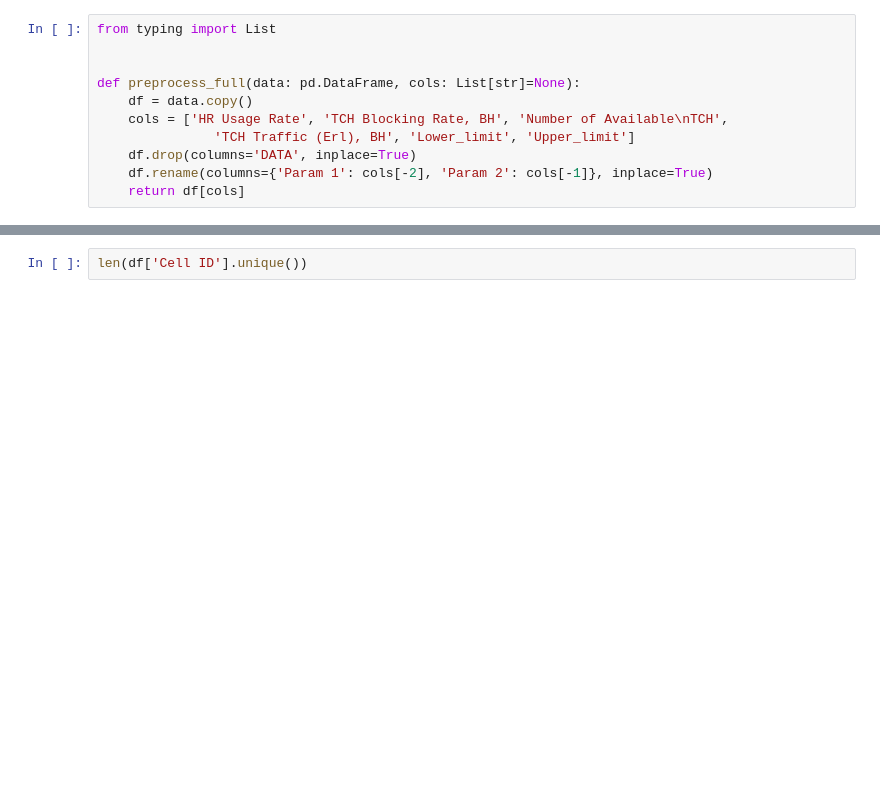
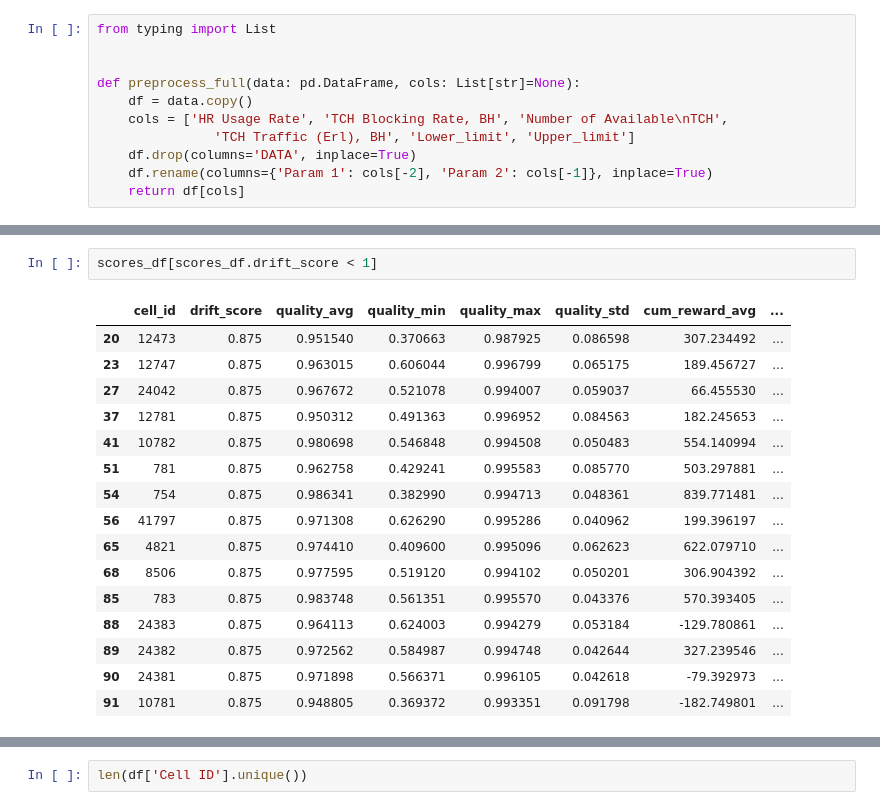
Before and after one commit to S-M157/Bachelor, a Jupyter notebook: Reward_Quality.ipynb, the cells around one changed output, grey strips where cells are left out. Saved outputs shown, nothing was run; the diff lists cells and outputs as text; blank space fills up the shorter version.

```diff
--- a/Reward_Quality.ipynb
+++ b/Reward_Quality.ipynb
@@ -129,0 +258,19 @@ reff = df[~df['Cell ID'].isin(cell_list)]
+# %%
+scores_df[scores_df.drift_score < 1]
+# %% [output]
+|  | cell_id | drift_score | quality_avg | quality_min | quality_max | quality_std | cum_reward_avg | ... |
+| 20 | 12473 | 0.875 | 0.951540 | 0.370663 | 0.987925 | 0.086598 | 307.234492 | ... |
+| 23 | 12747 | 0.875 | 0.963015 | 0.606044 | 0.996799 | 0.065175 | 189.456727 | ... |
+| 27 | 24042 | 0.875 | 0.967672 | 0.521078 | 0.994007 | 0.059037 | 66.455530 | ... |
+| 37 | 12781 | 0.875 | 0.950312 | 0.491363 | 0.996952 | 0.084563 | 182.245653 | ... |
+| 41 | 10782 | 0.875 | 0.980698 | 0.546848 | 0.994508 | 0.050483 | 554.140994 | ... |
+| 51 | 781 | 0.875 | 0.962758 | 0.429241 | 0.995583 | 0.085770 | 503.297881 | ... |
+| 54 | 754 | 0.875 | 0.986341 | 0.382990 | 0.994713 | 0.048361 | 839.771481 | ... |
+| 56 | 41797 | 0.875 | 0.971308 | 0.626290 | 0.995286 | 0.040962 | 199.396197 | ... |
+| 65 | 4821 | 0.875 | 0.974410 | 0.409600 | 0.995096 | 0.062623 | 622.079710 | ... |
+| 68 | 8506 | 0.875 | 0.977595 | 0.519120 | 0.994102 | 0.050201 | 306.904392 | ... |
+| 85 | 783 | 0.875 | 0.983748 | 0.561351 | 0.995570 | 0.043376 | 570.393405 | ... |
+| 88 | 24383 | 0.875 | 0.964113 | 0.624003 | 0.994279 | 0.053184 | -129.780861 | ... |
+| 89 | 24382 | 0.875 | 0.972562 | 0.584987 | 0.994748 | 0.042644 | 327.239546 | ... |
+| 90 | 24381 | 0.875 | 0.971898 | 0.566371 | 0.996105 | 0.042618 | -79.392973 | ... |
+| 91 | 10781 | 0.875 | 0.948805 | 0.369372 | 0.993351 | 0.091798 | -182.749801 | ... |
```
Also changed, not shown: parts of 20 cells of this notebook, 2 other files.
